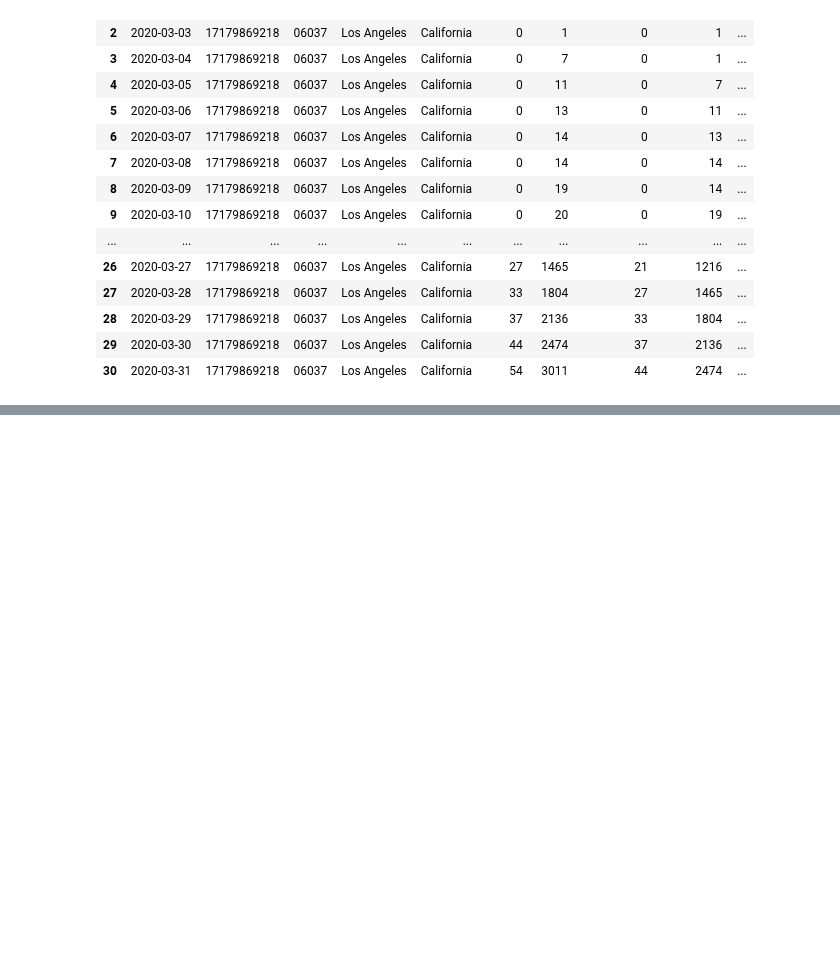
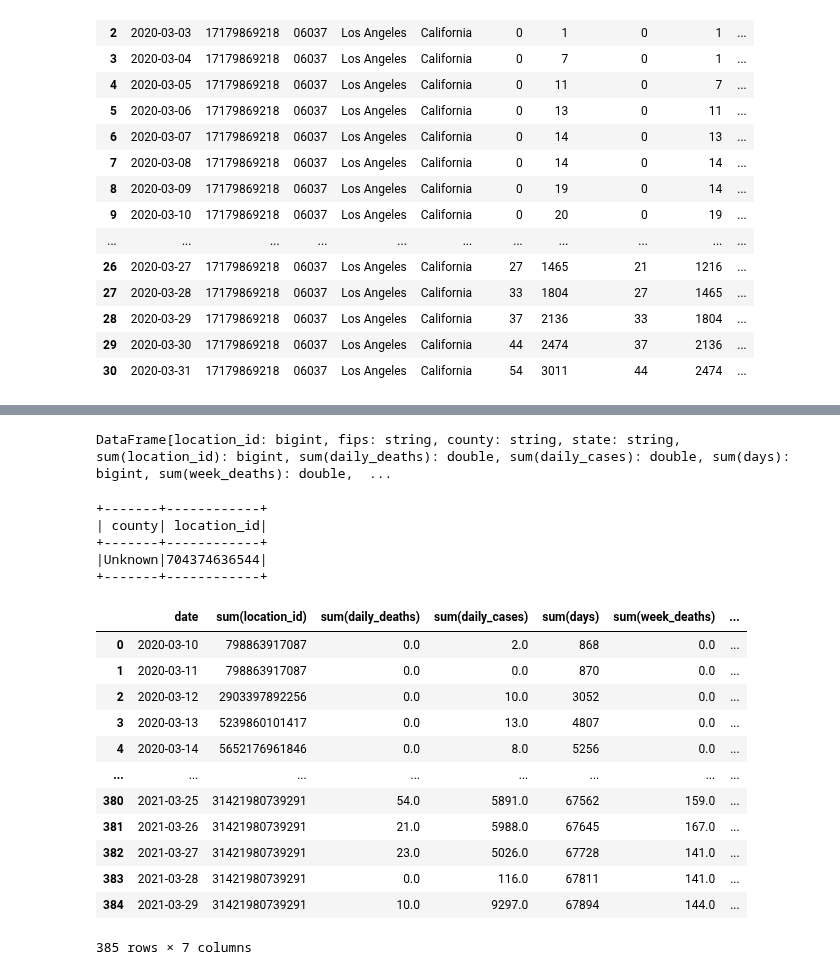
Before and after one commit to severine-baudry/capstone_data_engineer, a Jupyter notebook: preprocess_covid_counties.ipynb, the cells around one changed output, grey strips where cells are left out. Drawn from its saved outputs; the diff is of its cells as text; code cells hidden in the pictures; blank space fills up the shorter version.

```diff
--- a/preprocess_covid_counties.ipynb
+++ b/preprocess_covid_counties.ipynb
@@ -205,0 +400,37 @@ df_covid_daily.where( (col("fips") == "06037") & ( F.month(col("date")) == 3)  &
+# %%
+df_covid_daily.where(col("state") == "Michigan")\
+    .groupby("location_id", "fips", "county", "state")\
+    .sum()
+# %% [output]
+DataFrame[location_id: bigint, fips: string, county: string, state: string, sum(location_id): bigint, sum(daily_deaths): double, sum(daily_cases): double, sum(days): bigint, sum(week_deaths): double,  ...
+# %%
+df_covid_daily.where((col("state") == "Michigan") & (col("fips").isNull()) ) \
+    .select("county", "location_id").distinct().show()
+# %% [output]
++-------+------------+
+| county| location_id|
++-------+------------+
+|Unknown|704374636544|
++-------+------------+
+# %%
+michigan_counties = df_covid_daily.where((col("state") == "Michigan") & ( col("fips").isNotNull()))\
+    .groupby("date")\
+    .sum()\
+    .orderBy("date")\
+    .toPandas()
+# %%
+michigan_counties
+# %% [output]
+|  | date | sum(location_id) | sum(daily_deaths) | sum(daily_cases) | sum(days) | sum(week_deaths) | ... |
+| 0 | 2020-03-10 | 798863917087 | 0.0 | 2.0 | 868 | 0.0 | ... |
+| 1 | 2020-03-11 | 798863917087 | 0.0 | 0.0 | 870 | 0.0 | ... |
+| 2 | 2020-03-12 | 2903397892256 | 0.0 | 10.0 | 3052 | 0.0 | ... |
+| 3 | 2020-03-13 | 5239860101417 | 0.0 | 13.0 | 4807 | 0.0 | ... |
+| 4 | 2020-03-14 | 5652176961846 | 0.0 | 8.0 | 5256 | 0.0 | ... |
+| ... | ... | ... | ... | ... | ... | ... | ... |
+| 380 | 2021-03-25 | 31421980739291 | 54.0 | 5891.0 | 67562 | 159.0 | ... |
+| 381 | 2021-03-26 | 31421980739291 | 21.0 | 5988.0 | 67645 | 167.0 | ... |
+| 382 | 2021-03-27 | 31421980739291 | 23.0 | 5026.0 | 67728 | 141.0 | ... |
+| 383 | 2021-03-28 | 31421980739291 | 0.0 | 116.0 | 67811 | 141.0 | ... |
+| 384 | 2021-03-29 | 31421980739291 | 10.0 | 9297.0 | 67894 | 144.0 | ... |
+385 rows × 7 columns
```
Also changed, not shown: parts of 26 cells of this notebook.
